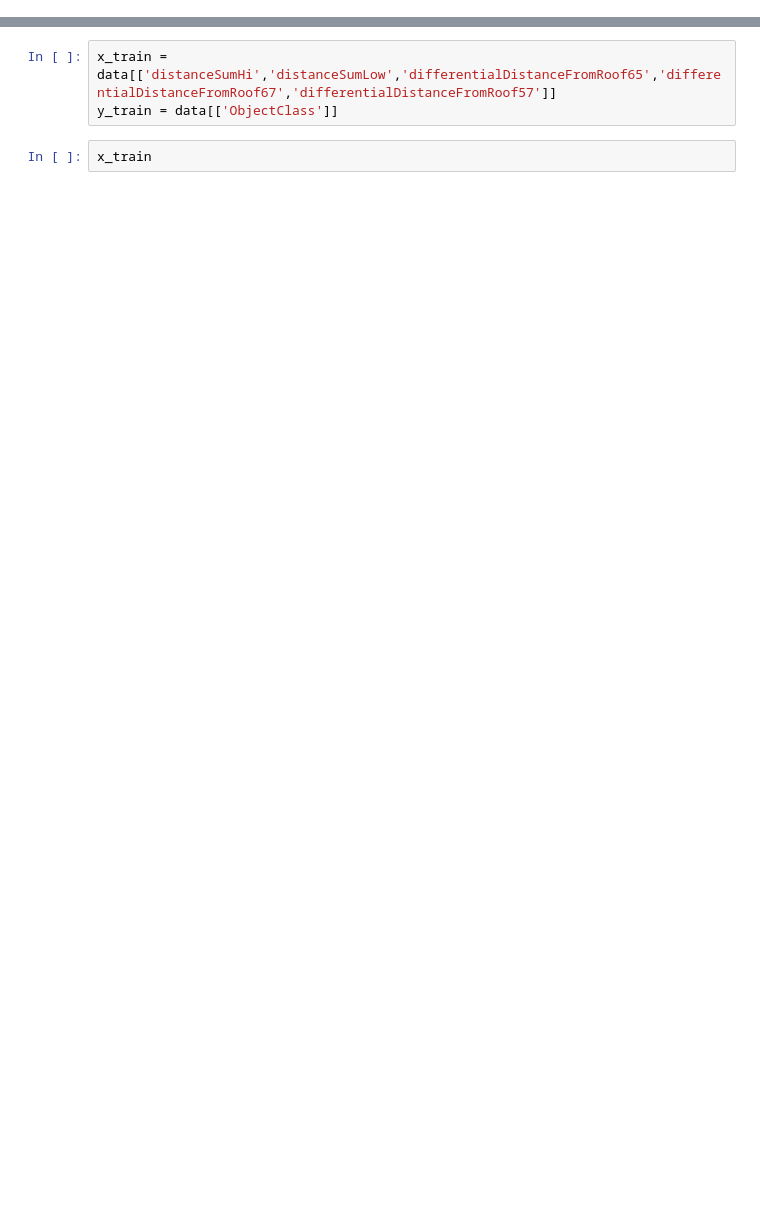
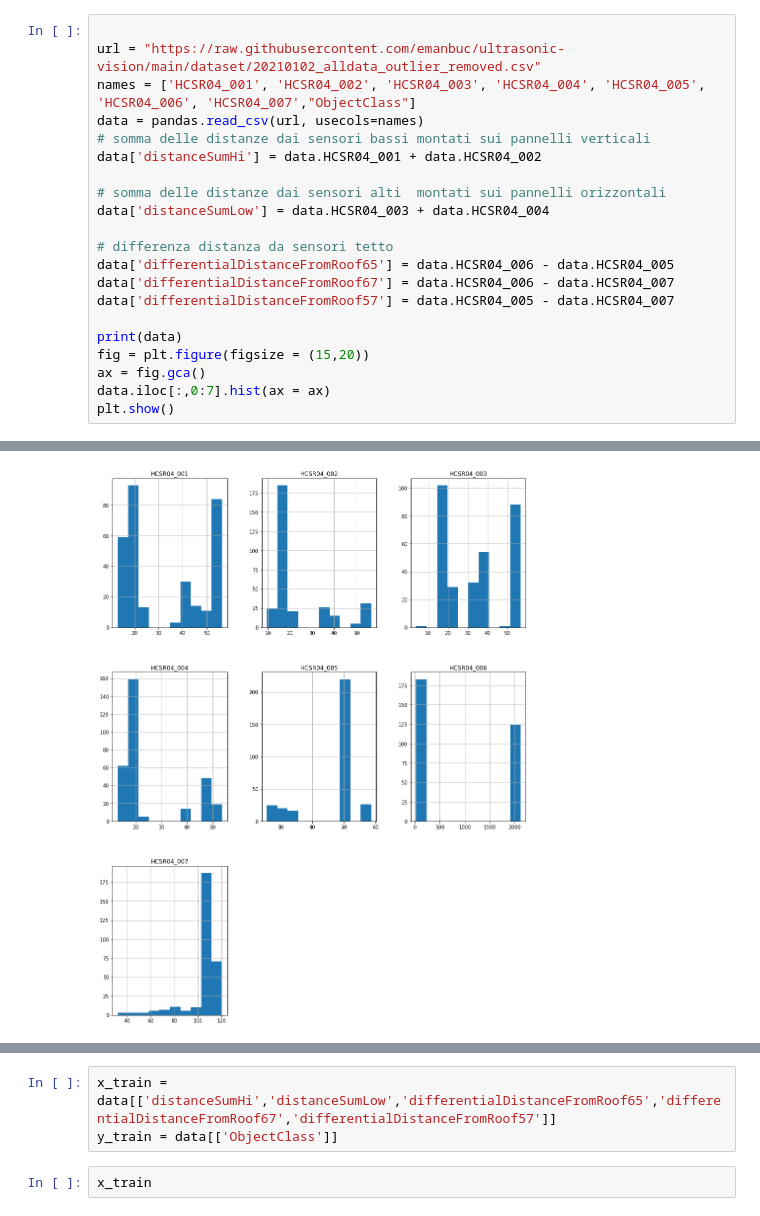
Before and after one commit to emanbuc/ultrasonic-vision, a Jupyter notebook: notebooks/multiclass_SVM.ipynb, the cells around one changed output, grey strips where cells are left out. Drawn from its saved outputs; the diff is of its cells as text; blank space fills up the shorter version.

Commit message:
docs: analisi da outlier

```diff
--- a/notebooks/multiclass_SVM.ipynb
+++ b/notebooks/multiclass_SVM.ipynb
@@ -28,0 +7,22 @@ plt.show()
+# %%
+
+url = "https://raw.githubusercontent.com/emanbuc/ultrasonic-vision/main/dataset/20210102_alldata_outlier_removed.csv"
+names = ['HCSR04_001', 'HCSR04_002', 'HCSR04_003', 'HCSR04_004', 'HCSR04_005', 'HCSR04_006', 'HCSR04_007',"ObjectClass"]
+data = pandas.read_csv(url, usecols=names)
+# somma delle distanze dai sensori bassi montati sui pannelli verticali
+data['distanceSumHi'] = data.HCSR04_001 + data.HCSR04_002
+
+# somma delle distanze dai sensori alti  montati sui pannelli orizzontali
+data['distanceSumLow'] = data.HCSR04_003 + data.HCSR04_004
+
+# differenza distanza da sensori tetto
+data['differentialDistanceFromRoof65'] = data.HCSR04_006 - data.HCSR04_005
+data['differentialDistanceFromRoof67'] = data.HCSR04_006 - data.HCSR04_007
+data['differentialDistanceFromRoof57'] = data.HCSR04_005 - data.HCSR04_007
+
+print(data)
+fig = plt.figure(figsize = (15,20))
+ax = fig.gca()
+data.iloc[:,0:7].hist(ax = ax)
+plt.show()
+# %% [output]
@@ -28,0 +43 @@ plt.show()
+[figure, added]
```
Also changed, not shown: parts of 14 cells of this notebook.
